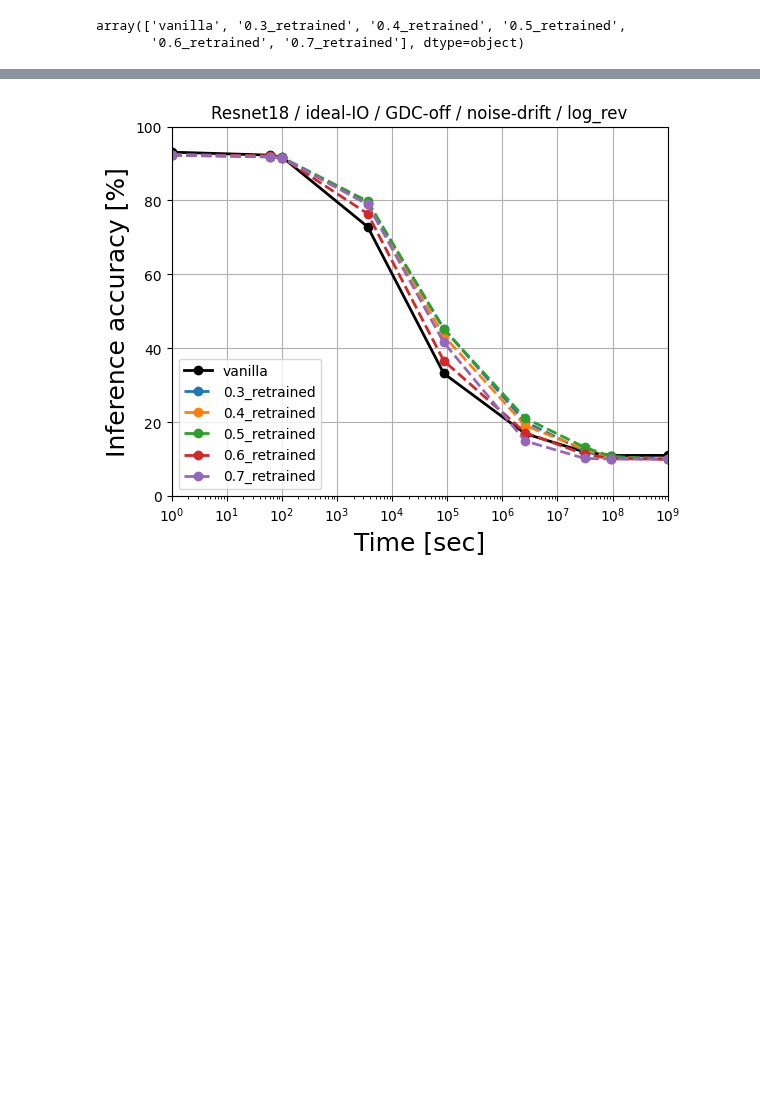
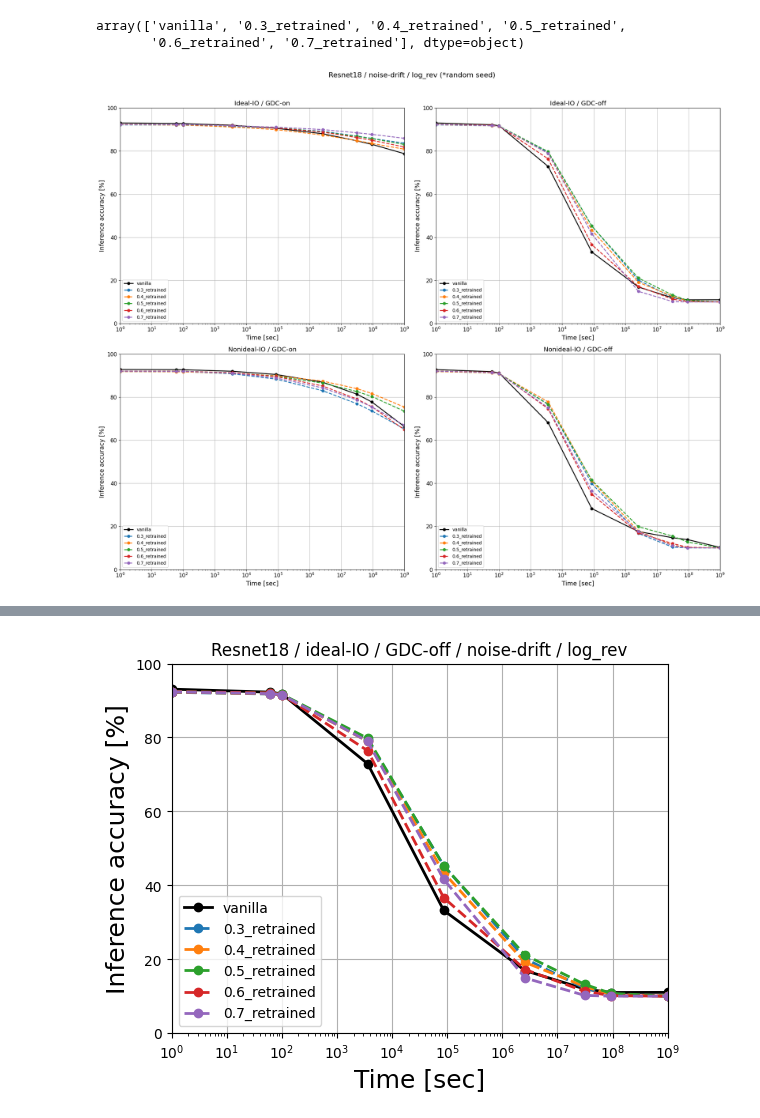
Before and after one commit to PRAM-weight-biasing/PRAM-weight-biasing, a Jupyter notebook: z_data_processing/250319_acc_plot.ipynb, the cells around one changed output, grey strips where cells are left out. Cells and saved outputs as stored; diff of their text form; code cells hidden in the pictures; blank space fills up the shorter version.

```diff
--- a/z_data_processing/250319_acc_plot.ipynb
+++ b/z_data_processing/250319_acc_plot.ipynb
@@ -51,3 +48,8 @@ df = df[df['fix_seed']=='X']
+# %%
+df_ideal_gdc = df[(df['IOparameter'] == 'ideal') & (df['GDC'] == 'on')]
+df_ideal_gdcx = df[(df['IOparameter'] == 'ideal') & (df['GDC'] == 'off')]
+df_nonideal_gdc = df[(df['IOparameter'] == 'non-ideal') & (df['GDC'] == 'on')]
+df_nonideal_gdcx = df[(df['IOparameter'] == 'non-ideal') & (df['GDC'] == 'off')]
 # %%
 df['model_type'].unique()
 # %% [output]
@@ -64,0 +58,49 @@ df_pivot.reset_index(inplace=True) # index to columns
+# %%
+df_o_o_pivot = df_ideal_gdc.pivot_table(index=pivot_index, columns='model_type', values='accuracy', aggfunc='mean')
+df_o_o_pivot.reset_index(inplace=True) # index to columns
+
+df_o_x_pivot = df_ideal_gdcx.pivot_table(index=pivot_index, columns='model_type', values='accuracy', aggfunc='mean')
+df_o_x_pivot.reset_index(inplace=True) # index to columns
+
+df_x_o_pivot = df_nonideal_gdc.pivot_table(index=pivot_index, columns='model_type', values='accuracy', aggfunc='mean')
+df_x_o_pivot.reset_index(inplace=True) # index to columns
+
+df_x_x_pivot = df_nonideal_gdcx.pivot_table(index=pivot_index, columns='model_type', values='accuracy', aggfunc='mean')
+df_x_x_pivot.reset_index(inplace=True) # index to columns
+# %%
+import matplotlib.pyplot as plt
+
+fig, ((ax1, ax2), (ax3, ax4)) = plt.subplots(2, 2, figsize=(20, 16))
+plt.rcParams.update({'font.size': 12})
+
+# Common plotting function
+def plot_accuracy_re(ax, df_pivot, title):
+    x = df_pivot['inf_time']
+
+    ax.grid(True)
+    ax.plot(x, df_pivot['vanilla'], marker='o', label='vanilla', linewidth=2, color='k')
+
+    for ratio in ['0.3', '0.4', '0.5', '0.6', '0.7']:
+        ax.plot(x, df_pivot[f'{ratio}_retrained'], marker='o',
+                label=f'{ratio}_retrained', linestyle='--', linewidth=2)
+
+    ax.set_title(title)
+    ax.set_xlabel('Time [sec]', fontsize=14)
+    ax.set_ylabel('Inference accuracy [%]', fontsize=14)
+    ax.set_ylim(0, 100)
+    ax.set_xlim(1, 1000000000)
+    ax.set_xscale('log')
+    ax.legend(fontsize=10, loc='lower left', bbox_to_anchor=(0.0, 0.0))
+
+# Plot each condition
+plot_accuracy_re(ax1, df_o_o_pivot, "Ideal-IO / GDC-on")
+plot_accuracy_re(ax2, df_o_x_pivot, "Ideal-IO / GDC-off")
+plot_accuracy_re(ax3, df_x_o_pivot, "Nonideal-IO / GDC-on")
+plot_accuracy_re(ax4, df_x_x_pivot, "Nonideal-IO / GDC-off")
+
+
+plt.suptitle("Resnet18 / noise-drift / log_rev (*random seed)", fontsize=16, y=1.02)
+plt.tight_layout()
+plt.show()
+# %% [output]
+[figure, added]
```
Also changed, not shown: parts of 11 cells of this notebook, 5 other files.
